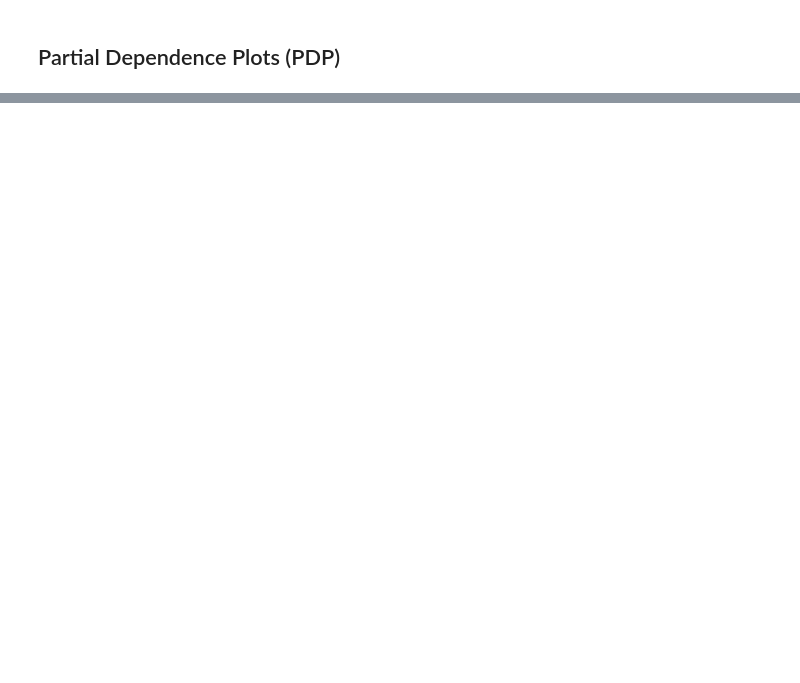
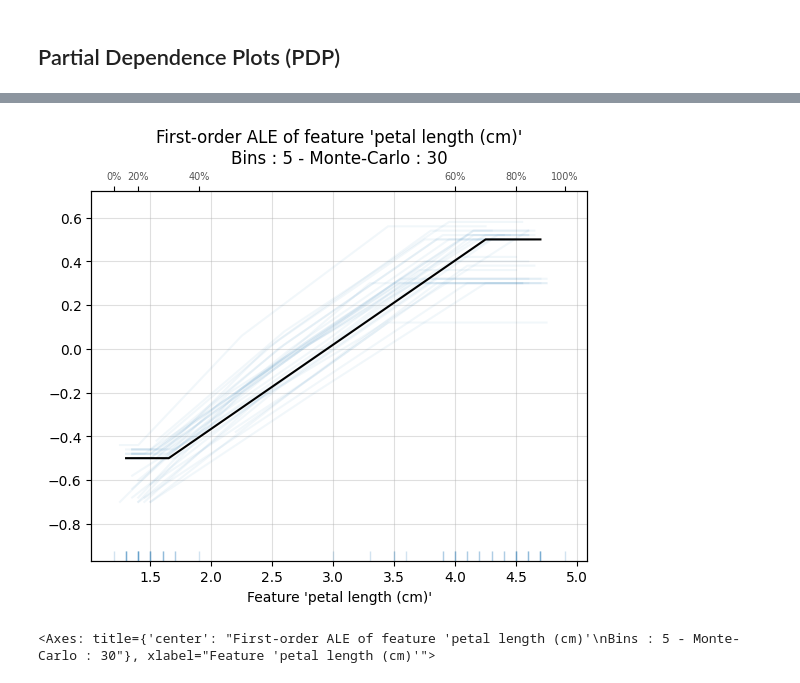
Before and after one commit to XueqingWu/Explainable_AI_Global_Explanation, a Jupyter notebook: Global_Explanation.ipynb, the cells around one changed output, grey strips where cells are left out. Cells and saved outputs as stored; diff of their text form; code cells hidden in the pictures; blank space fills up the shorter version.

```diff
--- a/Global_Explanation.ipynb
+++ b/Global_Explanation.ipynb
@@ -132,0 +161,15 @@ SyntaxError: invalid syntax (<ipython-input-20-b55431f3a316>, line 2)
+# %%
+
+# Change hyperparameters for 1D Main Effect ALE Plot
+ale_plot(
+    model,
+    X_train,
+    "petal length (cm)",
+    bins=5,
+    monte_carlo=True,
+    monte_carlo_rep=30,
+    monte_carlo_ratio=0.5,
+)
+# %% [output]
+[figure, added]
+<Axes: title={'center': "First-order ALE of feature 'petal length (cm)'\nBins : 5 - Monte-Carlo : 30"}, xlabel="Feature 'petal length (cm)'">
```
Also changed, not shown: parts of 12 cells of this notebook.
